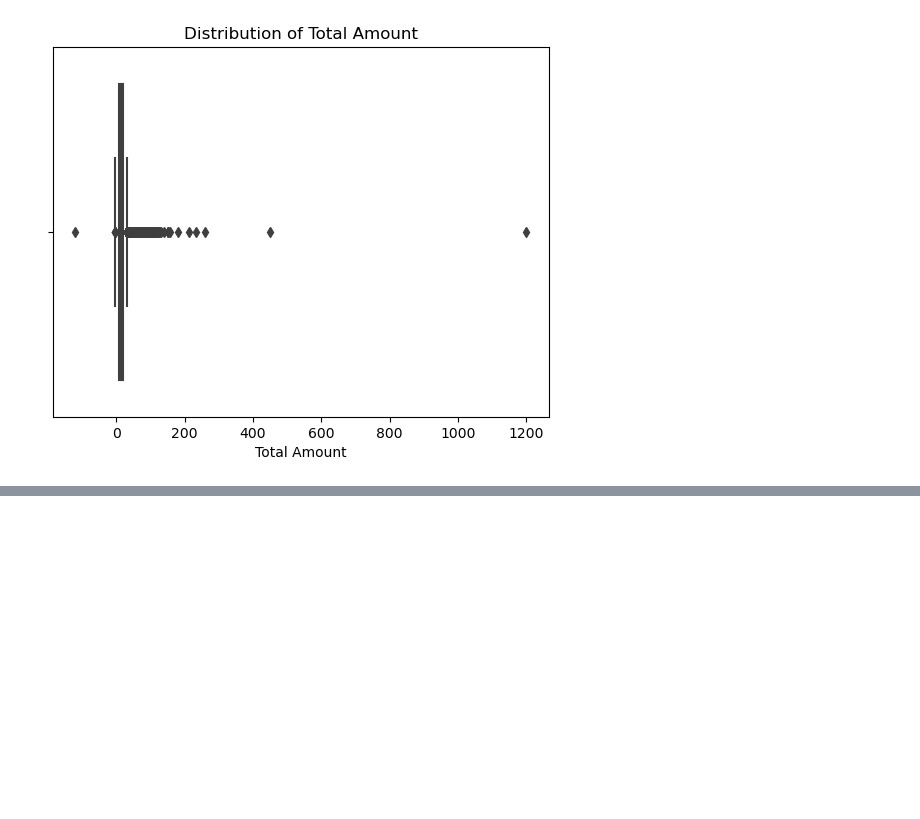
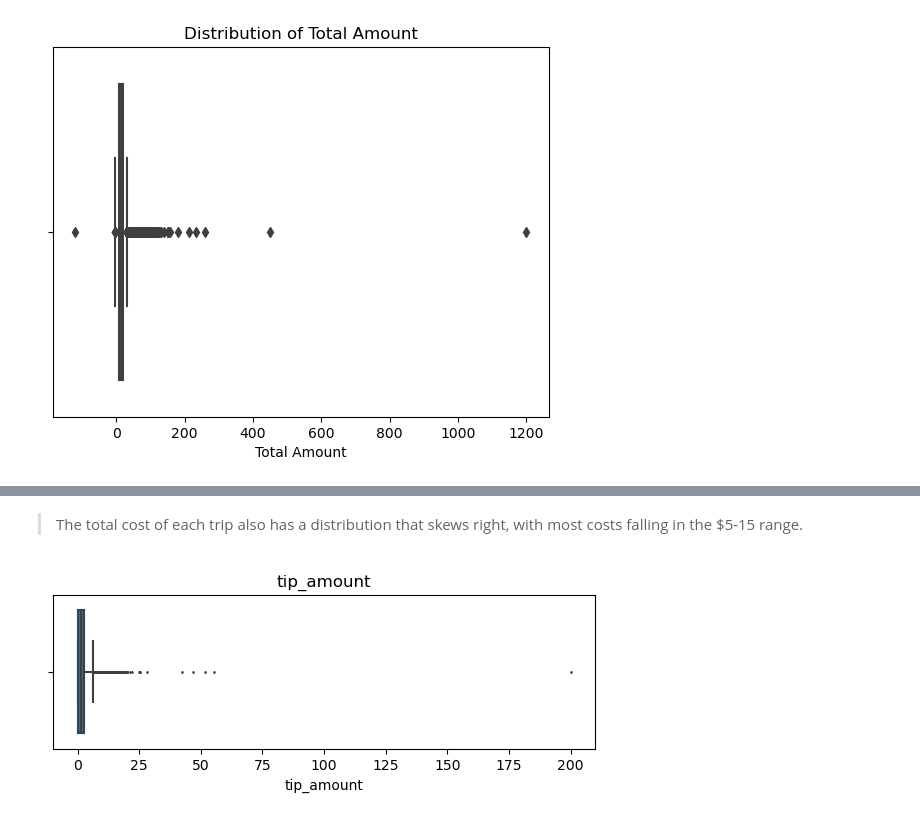
Before and after one commit to alishanstyles/Automatidata, a Jupyter notebook: Untitled.ipynb, the cells around one changed output, grey strips where cells are left out. Drawn from its saved outputs; the diff is of its cells as text; code cells hidden in the pictures; blank space fills up the shorter version.

```diff
--- a/Untitled.ipynb
+++ b/Untitled.ipynb
@@ -103,0 +104,9 @@ NameError: name 'ax' is not defined
+# %% [markdown]
+> The total cost of each trip also has a distribution that skews right, with most costs falling in the $5-15 range.
+# %%
+# Create box plot of tip_amount
+plt.figure(figsize=(7,2))
+plt.title('tip_amount')
+sns.boxplot(x=df['tip_amount'], fliersize=1);
+# %% [output]
+[figure, added]
```
Also changed, not shown: parts of 7 cells of this notebook.
